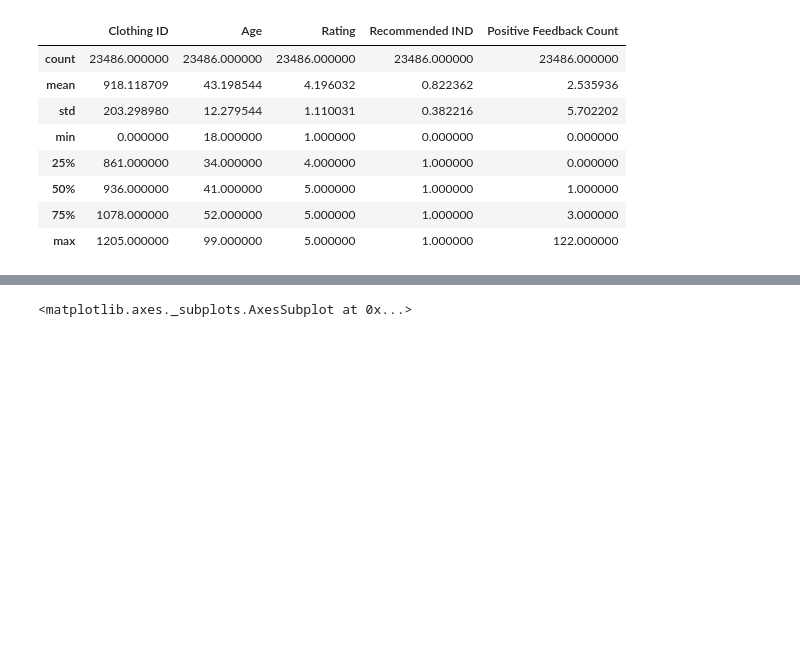
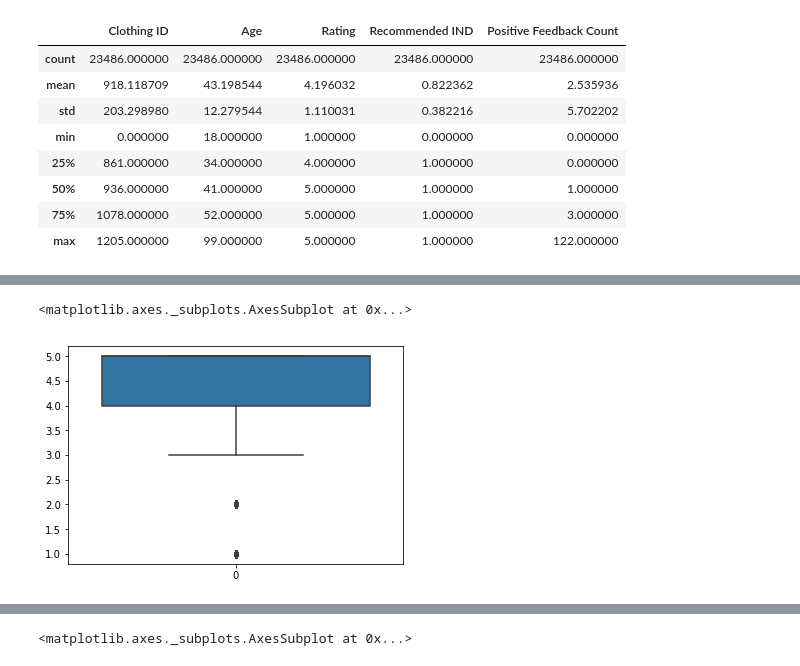
Before and after one commit to JustynaPantak/e-commerce_analyse, a Jupyter notebook: data_analyse.ipynb, the cells around one changed output, grey strips where cells are left out. Cells and saved outputs as stored; diff of their text form; code cells hidden in the pictures; blank space fills up the shorter version.

```diff
--- a/data_analyse.ipynb
+++ b/data_analyse.ipynb
@@ -46,2 +61,7 @@ df.describe()
+# %%
+sns.boxplot(data=df['Rating'])
+# %% [output]
+<matplotlib.axes._subplots.AxesSubplot at 0x...>
+[figure, added]
 # %%
 cloths_counts= df['Clothing ID'].value_counts()
```
Also changed, not shown: parts of 41 cells of this notebook.
